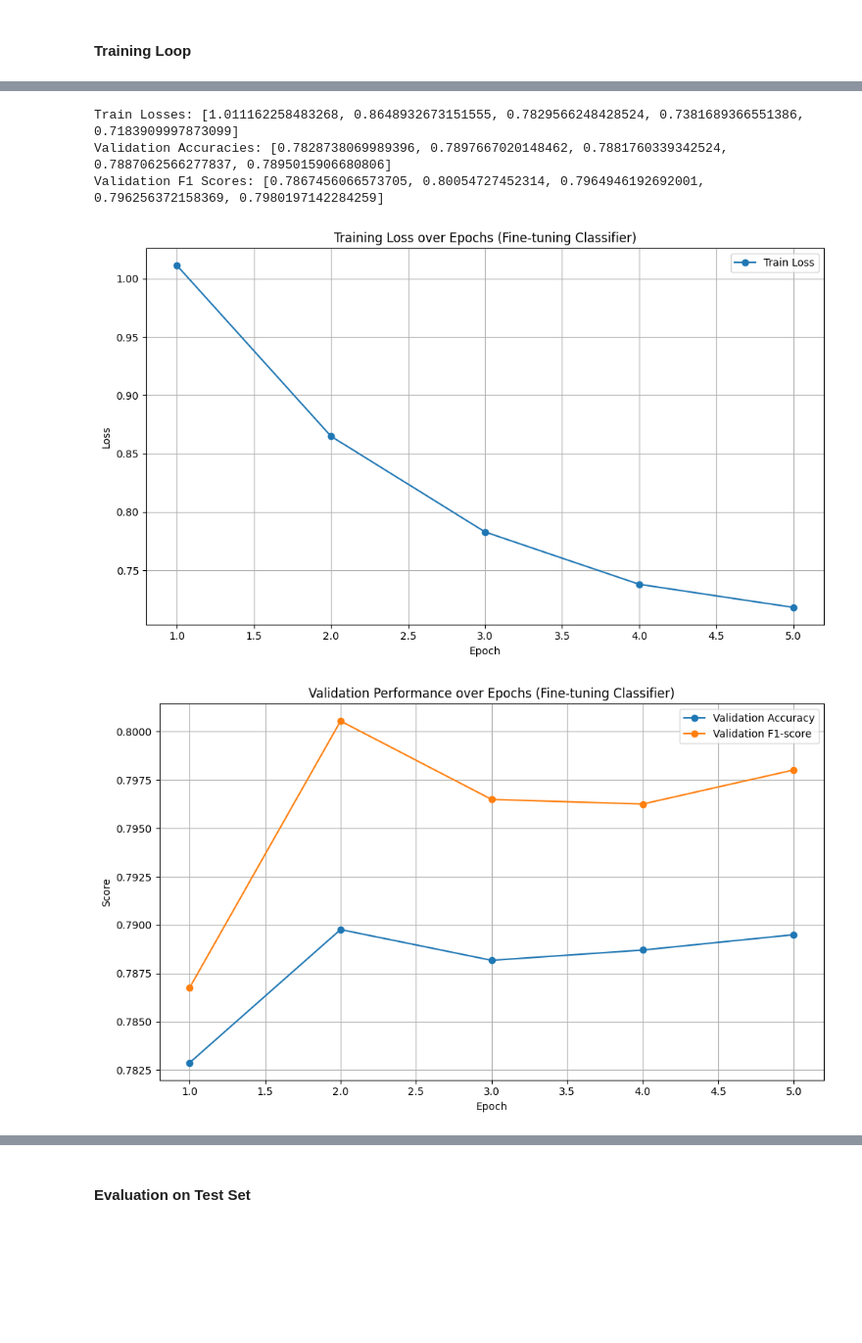
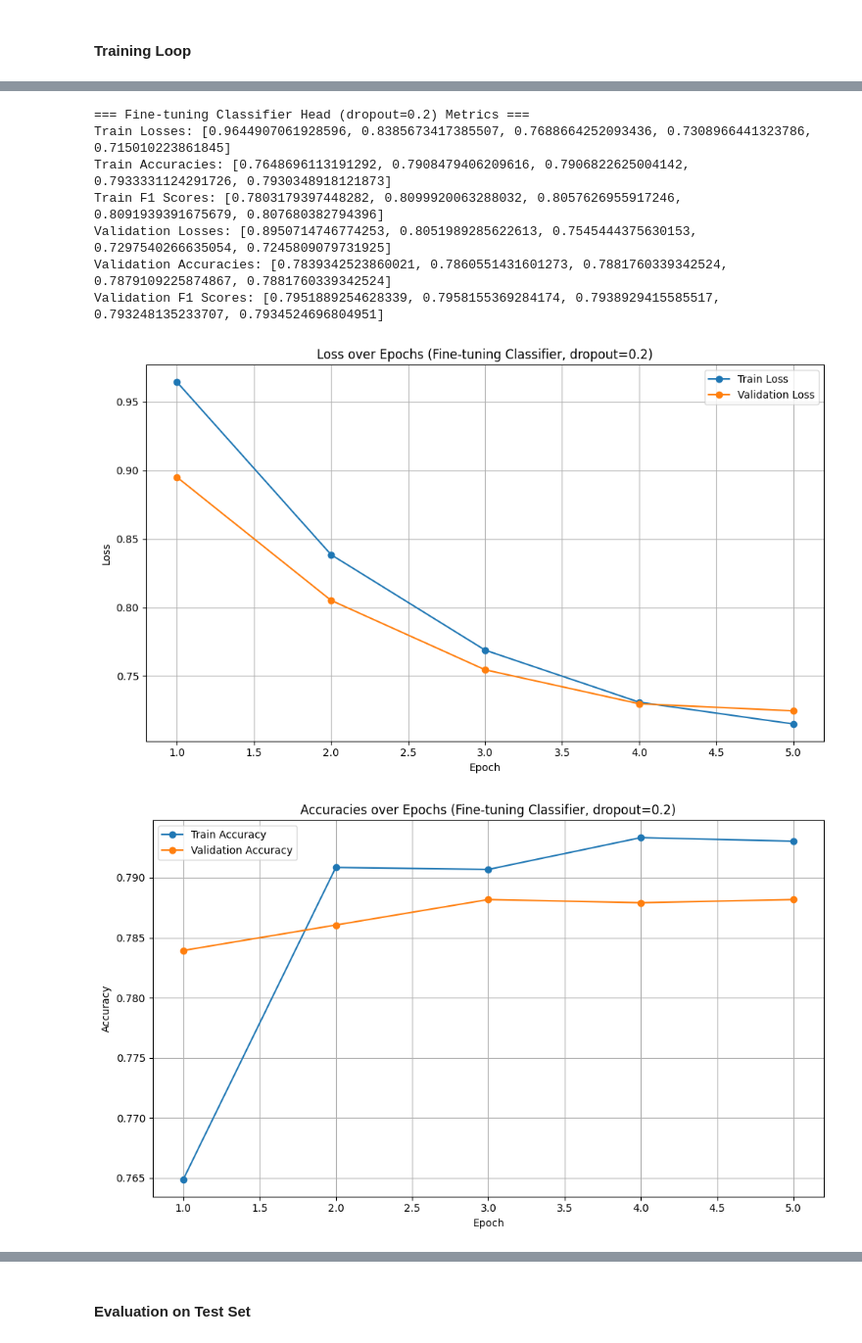
Before and after one commit to isabellachong/multimodal-fake-news-detection, a Jupyter notebook: scripts/CLIP.ipynb, the cells around one changed output, grey strips where cells are left out. Shown at 98% size. Cells and saved outputs as stored; diff of their text form; code cells hidden in the pictures; blank space fills up the shorter version.

```diff
--- a/scripts/CLIP.ipynb
+++ b/scripts/CLIP.ipynb
@@ -123,11 +125,11 @@ test_loader = DataLoader(test_ds, batch_size=BATCH_SIZE, shuffle=False, collate_
 ### Create CLIP Classification Model
 # %%
 class CLIPClassifier(nn.Module):
-    def __init__(self, model_name=MODEL_NAME, num_labels=NUM_LABELS):
+    def __init__(self, model_name=MODEL_NAME, num_labels=NUM_LABELS, dropout=0.2):
         super().__init__()
         self.clip = CLIPModel.from_pretrained(model_name)
         embed_dim = self.clip.config.projection_dim
-        self.dropout = nn.Dropout(0.2)
+        self.dropout = nn.Dropout(dropout)
         self.classifier = nn.Linear(embed_dim * 2, num_labels)
 
     def forward(self, input_ids, attention_mask, pixel_values, labels=None):
@@ -145,6 +147,7 @@ class CLIPClassifier(nn.Module):
 def evaluate_model(model, data_loader):
     model.eval()
     preds, labels = [], []
+    total_loss = 0.0
 
     loop = tqdm(data_loader, desc="Evaluating")
 
@@ -156,15 +159,21 @@ def evaluate_model(model, data_loader):
                 attention_mask=batch['attention_mask'],
                 pixel_values=batch['pixel_values']
             )
+            loss = criterion(logits, batch['labels'])
+            total_loss += loss.item()
+
             pred = torch.argmax(logits, dim=1)
             preds.extend(pred.cpu().tolist())
             labels.extend(batch['labels'].cpu().tolist())
 
+            loop.set_postfix(loss=loss.item())
+
     # get metric scores
+    avg_loss = total_loss / len(data_loader)
     accuracy = accuracy_score(labels, preds)
     f1 = f1_score(labels, preds, average='macro')
     precision = precision_score(labels, preds, average='macro', zero_division=0)
     recall = recall_score(labels, preds, average='macro', zero_division=0)
 
-    return {'accuracy': accuracy, 'f1': f1, 'precision': precision, 'recall': recall}
+    return {'loss': avg_loss, 'accuracy': accuracy, 'f1': f1, 'precision': precision, 'recall': recall}
 # %% [markdown]
@@ -173,7 +182,9 @@ def evaluate_model(model, data_loader):
 # training setup
 EPOCHS = 5
 LEARNING_RATE = 1e-4
-model = CLIPClassifier(MODEL_NAME, NUM_LABELS).to(DEVICE)
+DROPOUT = 0.2
+
+model = CLIPClassifier(MODEL_NAME, NUM_LABELS, DROPOUT).to(DEVICE)
 for param in model.clip.parameters():
     param.requires_grad = False
 optimizer = torch.optim.AdamW(model.parameters(), lr=LEARNING_RATE, weight_decay=WEIGHT_DECAY)
@@ -248,34 +280,55 @@ Epoch 5/5: val_accuracy=0.7895, val_f1=0.7980
 # %%
-print(f"Train Losses: {train_losses}")
-print(f"Validation Accuracies: {val_accuracies}")
-print(f"Validation F1 Scores: {val_f1s}")
+print("=== Fine-tuning Classifier Head (dropout=0.2) Metrics ===")
+print(f"Train Losses: {train_losses_2}")
+print(f"Train Accuracies: {train_accuracies_2}")
+print(f"Train F1 Scores: {train_f1s_2}")
+print(f"Validation Losses: {val_losses_2}")
+print(f"Validation Accuracies: {val_accuracies_2}")
+print(f"Validation F1 Scores: {val_f1s_2}")
 # %% [output]
-Train Losses: [1.011162258483268, 0.8648932673151555, 0.7829566248428524, 0.7381689366551386, 0.7183909997873099]
-Validation Accuracies: [0.7828738069989396, 0.7897667020148462, 0.7881760339342524, 0.7887062566277837, 0.7895015906680806]
-Validation F1 Scores: [0.7867456066573705, 0.80054727452314, 0.7964946192692001, 0.796256372158369, 0.7980197142284259]
+=== Fine-tuning Classifier Head (dropout=0.2) Metrics ===
+Train Losses: [0.9644907061928596, 0.8385673417385507, 0.7688664252093436, 0.7308966441323786, 0.715010223861845]
+Train Accuracies: [0.7648696113191292, 0.7908479406209616, 0.7906822625004142, 0.7933331124291726, 0.7930348918121873]
+Train F1 Scores: [0.7803179397448282, 0.8099920063288032, 0.8057626955917246, 0.8091939391675679, 0.807680382794396]
+Validation Losses: [0.8950714746774253, 0.8051989285622613, 0.7545444375630153, 0.7297540266635054, 0.7245809079731925]
+Validation Accuracies: [0.7839342523860021, 0.7860551431601273, 0.7881760339342524, 0.7879109225874867, 0.7881760339342524]
+Validation F1 Scores: [0.7951889254628339, 0.7958155369284174, 0.7938929415585517, 0.793248135233707, 0.7934524696804951]
 # %%
-# plot training loss
+# plot loss curves
 plt.figure(figsize=(10, 6))
-plt.plot(range(1, EPOCHS+1), train_losses, marker='o', label='Train Loss')
-plt.title('Training Loss over Epochs (Fine-tuning Classifier)')
+plt.plot(range(1, EPOCHS+1), train_losses_2, marker='o', label='Train Loss')
+plt.plot(range(1, EPOCHS+1), val_losses_2, marker='o', label='Validation Loss')
+plt.title('Loss over Epochs (Fine-tuning Classifier, dropout=0.2)')
 plt.xlabel('Epoch')
 plt.ylabel('Loss')
 plt.grid(True)
 plt.legend()
 plt.tight_layout()
 plt.show()
 
-# plot validation accuracy and f1
+# plot accuracy curves
 plt.figure(figsize=(10, 6))
-plt.plot(range(1, EPOCHS+1), val_accuracies, marker='o', label='Validation Accuracy')
-plt.plot(range(1, EPOCHS+1), val_f1s, marker='o', label='Validation F1-score')
-plt.title('Validation Performance over Epochs (Fine-tuning Classifier)')
+plt.plot(range(1, EPOCHS+1), train_accuracies_2, marker='o', label='Train Accuracy')
+plt.plot(range(1, EPOCHS+1), val_accuracies_2, marker='o', label='Validation Accuracy')
+plt.title('Accuracies over Epochs (Fine-tuning Classifier, dropout=0.2)')
 plt.xlabel('Epoch')
-plt.ylabel('Score')
+plt.ylabel('Accuracy')
 plt.grid(True)
 plt.legend()
 plt.tight_layout()
 plt.show()
+
+# plot f1 curves
+plt.figure(figsize=(10, 6))
+plt.plot(range(1, EPOCHS+1), train_f1s_2, marker='o', label='Train F1-score')
+plt.plot(range(1, EPOCHS+1), val_f1s_2, marker='o', label='Validation F1-score')
+plt.title('F1-Scores over Epochs (Fine-tuning Classifier, dropout=0.2)')
+plt.xlabel('Epoch')
+plt.ylabel('F1-Score')
+plt.grid(True)
+plt.legend()
+plt.tight_layout()
+plt.show()
 # %% [output]
-[figure, old version]
+[figure, new version]
-[figure, old version]
+[figure, new version]
```
Also changed, not shown: parts of 55 cells of this notebook.
